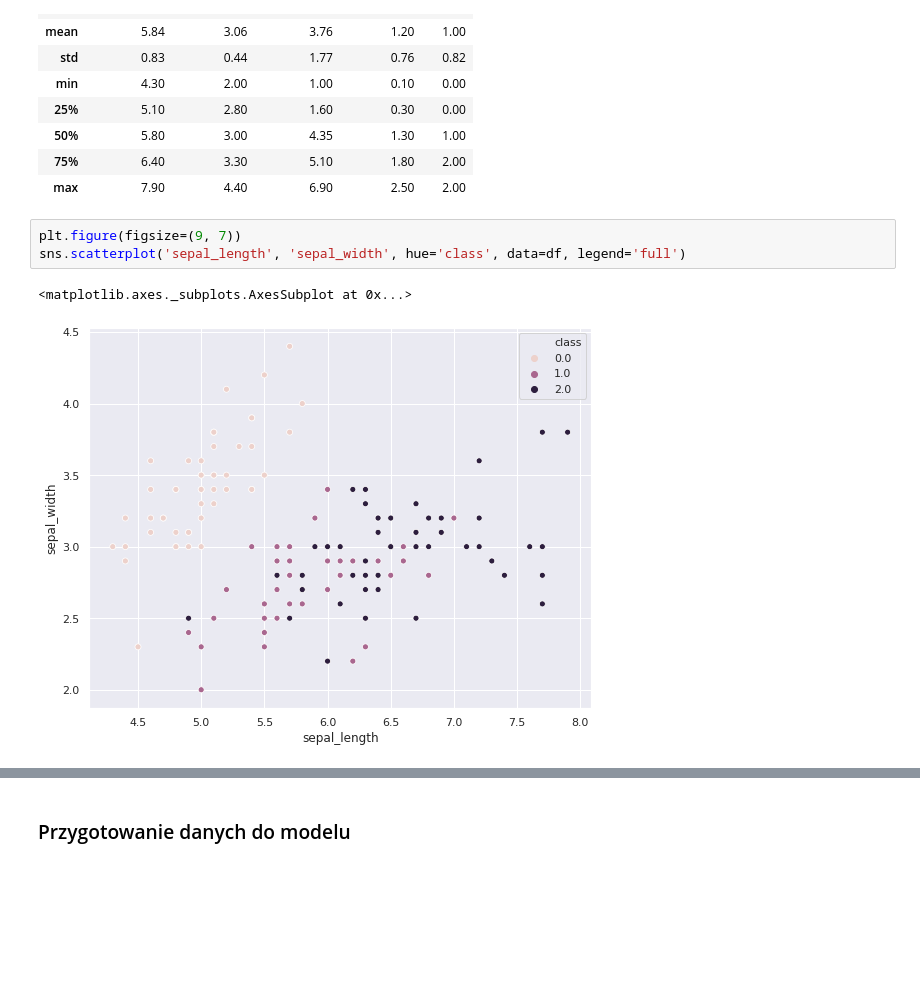
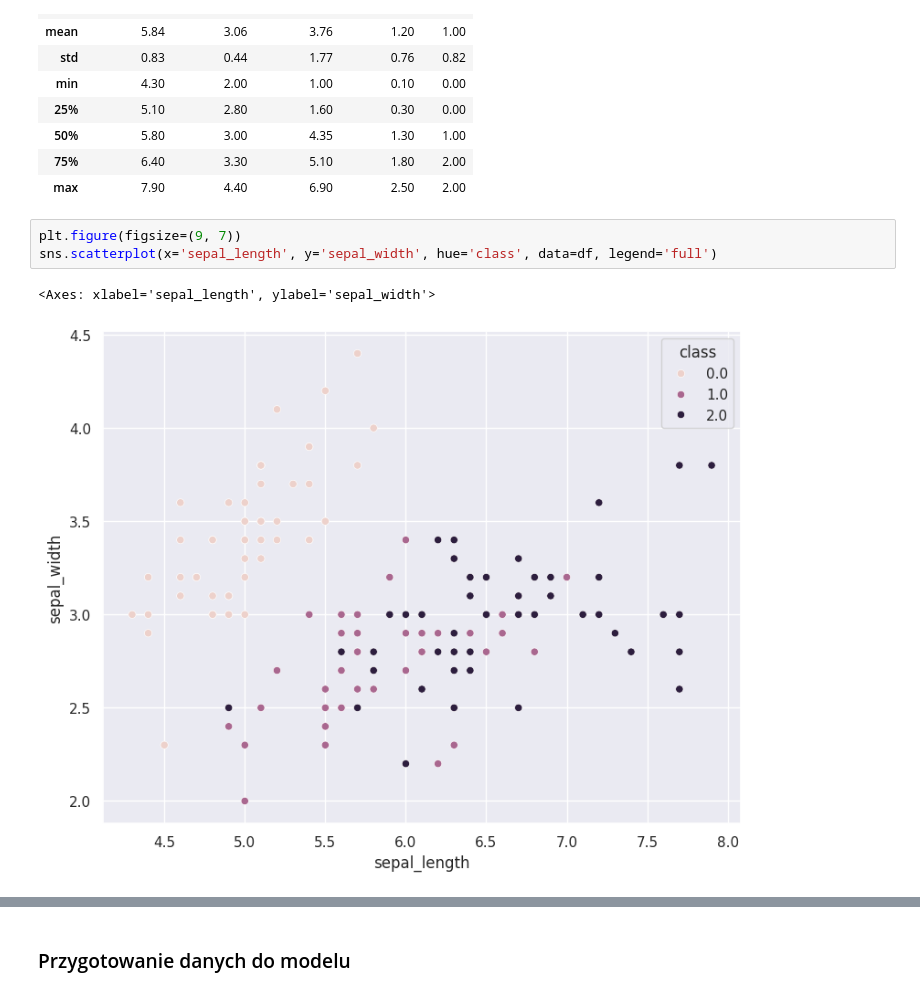
Before and after one commit to Marcin19721205/DecisionTrees_RandomForest, a Jupyter notebook: 01_decision_tree_iris_01MJ.ipynb, the cells around one changed output, grey strips where cells are left out. Cells and saved outputs as stored; diff of their text form; blank space fills up the shorter version.

```diff
--- a/01_decision_tree_iris_01MJ.ipynb
+++ b/01_decision_tree_iris_01MJ.ipynb
@@ -110,9 +112,9 @@ df.describe().apply(lambda x: round(x, 2))
 | max | 7.90 | 4.40 | 6.90 | 2.50 | 2.00 |
 # %%
 plt.figure(figsize=(9, 7))
-sns.scatterplot('sepal_length', 'sepal_width', hue='class', data=df, legend='full')
+sns.scatterplot(x='sepal_length', y='sepal_width', hue='class', data=df, legend='full')
 # %% [output]
-<matplotlib.axes._subplots.AxesSubplot at 0x...>
+<Axes: xlabel='sepal_length', ylabel='sepal_width'>
-[figure, old version]
+[figure, new version]
 # %%
 plt.figure(figsize=(9, 7))
```
Also changed, not shown: parts of 13 cells of this notebook.
